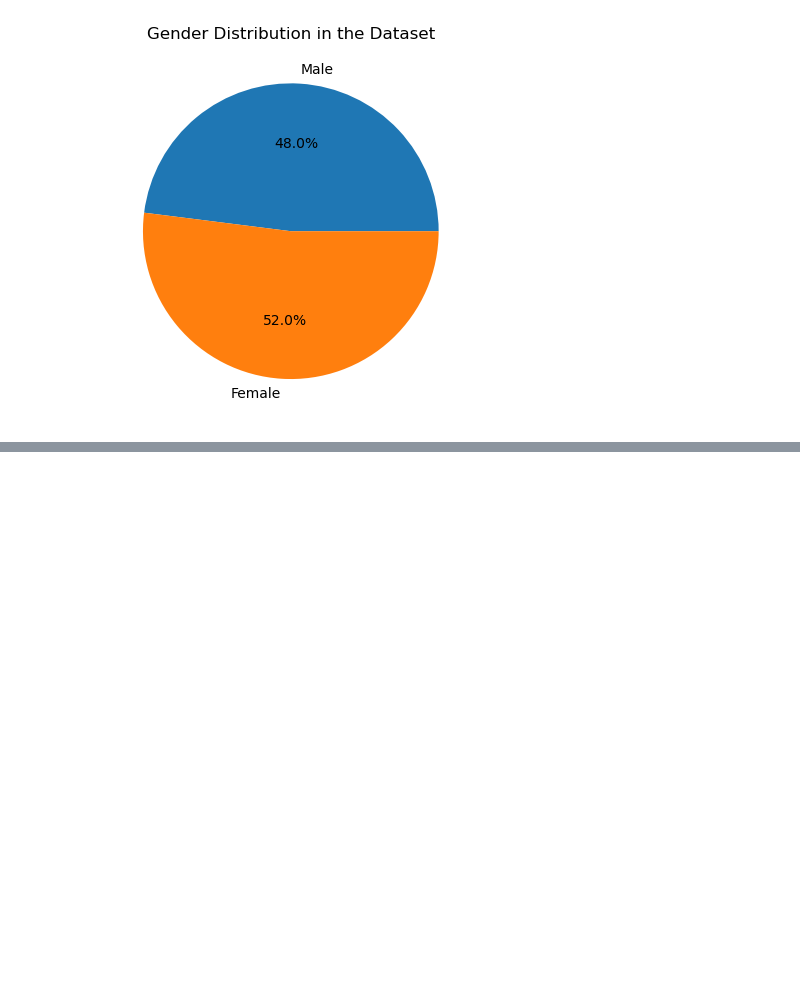
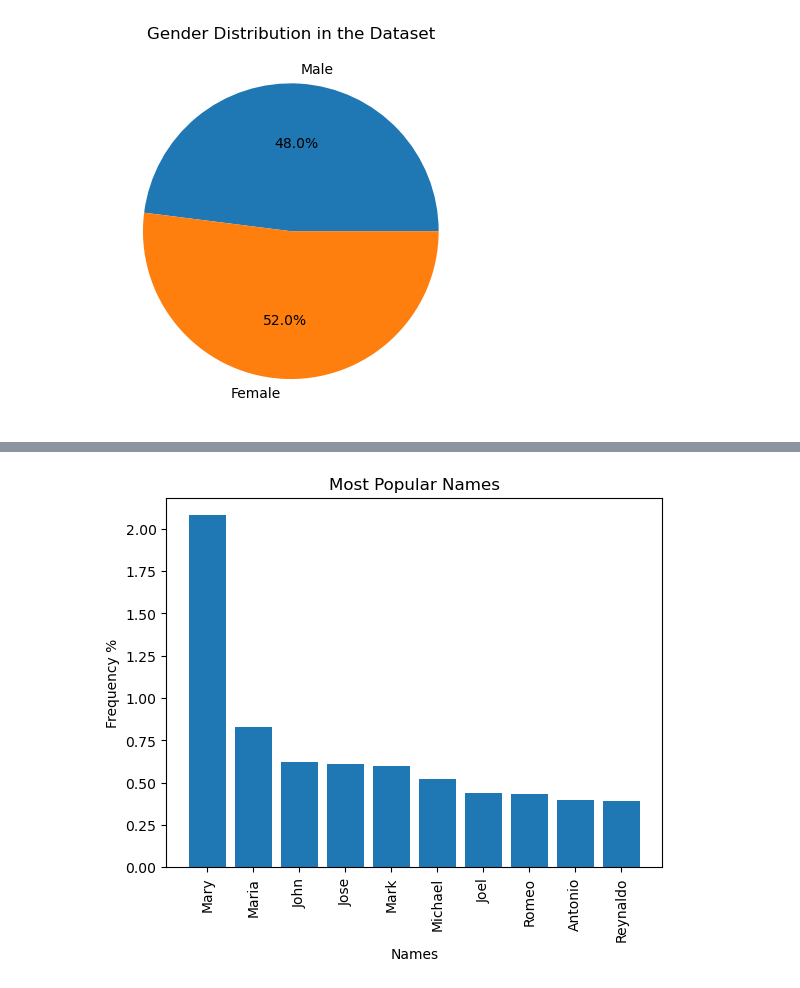
Before and after one commit to jrzvnn/common-names-eda, a Jupyter notebook: notebooks/common_names_eda.ipynb, the cells around one changed output, grey strips where cells are left out. Drawn from its saved outputs; the diff is of its cells as text; code cells hidden in the pictures; blank space fills up the shorter version.

Commit message:
Add ' What are the most popular names overall?'

```diff
--- a/notebooks/common_names_eda.ipynb
+++ b/notebooks/common_names_eda.ipynb
@@ -83,0 +89,12 @@ plt.show()
+# %%
+df['frequency'] = df['frequency'].astype(str)  # Convert to string type
+split_frequency = df['frequency'].str.split(':', expand=True)
+
+# Check if split_frequency contains two columns
+if len(split_frequency.columns) == 2:
+    numerator = split_frequency[0].str.replace(',', '').astype(int)
+    denominator = split_frequency[1].str.replace(',', '').astype(int)
+    df['frequency'] = (numerator / denominator * 100).astype(float).round(2)
+else:
+    df['frequency'] = 0.0  # Set frequency to 0.0 if data is inconsistent
+df
@@ -83,0 +115,12 @@ plt.show()
+# %%
+top_names = df.head(10)
+# %%
+# Create a bar chart of the most popular names
+plt.bar(top_names['forename'], top_names['frequency'])
+plt.xlabel('Names')
+plt.ylabel('Frequency %')
+plt.title('Most Popular Names')
+plt.xticks(rotation=90)
+plt.show()
+# %% [output]
+[figure, added]
```
Also changed, not shown: parts of 10 cells of this notebook, 1 other file.
